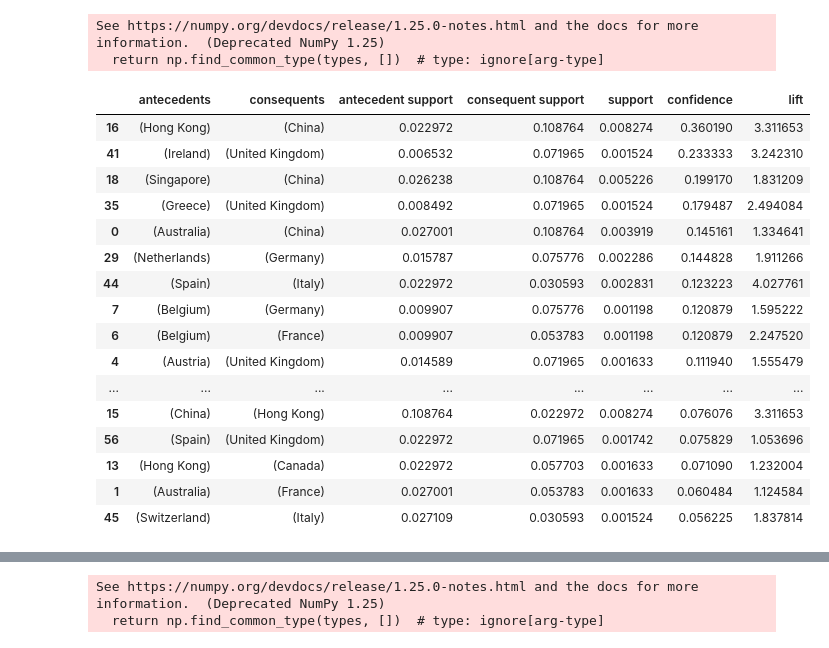
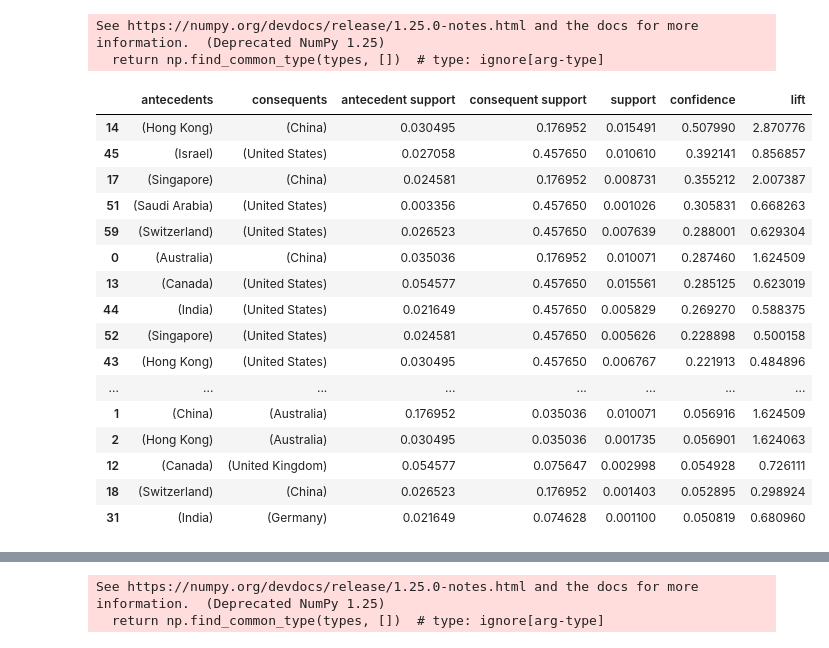
Before and after one commit to JJEliPark/Bibliometric, a Jupyter notebook: scopus_apriori.ipynb, the cells around one changed output, grey strips where cells are left out. Saved outputs shown, nothing was run; the diff lists cells and outputs as text; code cells hidden in the pictures.

```diff
--- a/scopus_apriori.ipynb
+++ b/scopus_apriori.ipynb
@@ -30,7 +45,6 @@ See https://numpy.org/devdocs/release/1.25.0-notes.html and the docs for more in
 # %%
-data_2002 = data.loc[data['year']==2012]
 dataset = []
-for rows in data_2002.iterrows() :
+for rows in data.iterrows() :
     #affiliation_country
     #affilname
     af = rows[1]['affiliation_country']
@@ -51,22 +65,22 @@ See https://numpy.org/devdocs/release/1.25.0-notes.html and the docs for more in
 # %%
 rules['anc_length'] = rules['antecedents'].apply(lambda x: len(x))
 rules['cons_length'] = rules['consequents'].apply(lambda x: len(x))
-rules[['antecedents', 'consequents', 'antecedent support',	'consequent support','support', 'confidence', 'lift']].loc[ ((rules['anc_length'] == 1) & (rules['lift'] > 1) ) ].sort_values('confidence', ascending=False).head(35)
+rules[['antecedents', 'consequents', 'antecedent support',	'consequent support','support', 'confidence', 'lift']].loc[ ((rules['anc_length'] == 1) ) ].sort_values('confidence', ascending=False)
 # %% [output]
 |  | antecedents | consequents | antecedent support | consequent support | support | confidence | lift |
-| 16 | (Hong Kong) | (China) | 0.022972 | 0.108764 | 0.008274 | 0.360190 | 3.311653 |
-| 41 | (Ireland) | (United Kingdom) | 0.006532 | 0.071965 | 0.001524 | 0.233333 | 3.242310 |
-| 18 | (Singapore) | (China) | 0.026238 | 0.108764 | 0.005226 | 0.199170 | 1.831209 |
-| 35 | (Greece) | (United Kingdom) | 0.008492 | 0.071965 | 0.001524 | 0.179487 | 2.494084 |
-| 0 | (Australia) | (China) | 0.027001 | 0.108764 | 0.003919 | 0.145161 | 1.334641 |
-| 29 | (Netherlands) | (Germany) | 0.015787 | 0.075776 | 0.002286 | 0.144828 | 1.911266 |
-| 44 | (Spain) | (Italy) | 0.022972 | 0.030593 | 0.002831 | 0.123223 | 4.027761 |
-| 7 | (Belgium) | (Germany) | 0.009907 | 0.075776 | 0.001198 | 0.120879 | 1.595222 |
-| 6 | (Belgium) | (France) | 0.009907 | 0.053783 | 0.001198 | 0.120879 | 2.247520 |
-| 4 | (Austria) | (United Kingdom) | 0.014589 | 0.071965 | 0.001633 | 0.111940 | 1.555479 |
+| 14 | (Hong Kong) | (China) | 0.030495 | 0.176952 | 0.015491 | 0.507990 | 2.870776 |
+| 45 | (Israel) | (United States) | 0.027058 | 0.457650 | 0.010610 | 0.392141 | 0.856857 |
+| 17 | (Singapore) | (China) | 0.024581 | 0.176952 | 0.008731 | 0.355212 | 2.007387 |
+| 51 | (Saudi Arabia) | (United States) | 0.003356 | 0.457650 | 0.001026 | 0.305831 | 0.668263 |
+| 59 | (Switzerland) | (United States) | 0.026523 | 0.457650 | 0.007639 | 0.288001 | 0.629304 |
+| 0 | (Australia) | (China) | 0.035036 | 0.176952 | 0.010071 | 0.287460 | 1.624509 |
+| 13 | (Canada) | (United States) | 0.054577 | 0.457650 | 0.015561 | 0.285125 | 0.623019 |
+| 44 | (India) | (United States) | 0.021649 | 0.457650 | 0.005829 | 0.269270 | 0.588375 |
+| 52 | (Singapore) | (United States) | 0.024581 | 0.457650 | 0.005626 | 0.228898 | 0.500158 |
+| 43 | (Hong Kong) | (United States) | 0.030495 | 0.457650 | 0.006767 | 0.221913 | 0.484896 |
 | ... | ... | ... | ... | ... | ... | ... | ... |
-| 15 | (China) | (Hong Kong) | 0.108764 | 0.022972 | 0.008274 | 0.076076 | 3.311653 |
-| 56 | (Spain) | (United Kingdom) | 0.022972 | 0.071965 | 0.001742 | 0.075829 | 1.053696 |
-| 13 | (Hong Kong) | (Canada) | 0.022972 | 0.057703 | 0.001633 | 0.071090 | 1.232004 |
-| 1 | (Australia) | (France) | 0.027001 | 0.053783 | 0.001633 | 0.060484 | 1.124584 |
-| 45 | (Switzerland) | (Italy) | 0.027109 | 0.030593 | 0.001524 | 0.056225 | 1.837814 |
+| 1 | (China) | (Australia) | 0.176952 | 0.035036 | 0.010071 | 0.056916 | 1.624509 |
+| 2 | (Hong Kong) | (Australia) | 0.030495 | 0.035036 | 0.001735 | 0.056901 | 1.624063 |
+| 12 | (Canada) | (United Kingdom) | 0.054577 | 0.075647 | 0.002998 | 0.054928 | 0.726111 |
+| 18 | (Switzerland) | (China) | 0.026523 | 0.176952 | 0.001403 | 0.052895 | 0.298924 |
+| 31 | (India) | (Germany) | 0.021649 | 0.074628 | 0.001100 | 0.050819 | 0.680960 |
```
Also changed, not shown: parts of 20 cells of this notebook, 6 other files.
